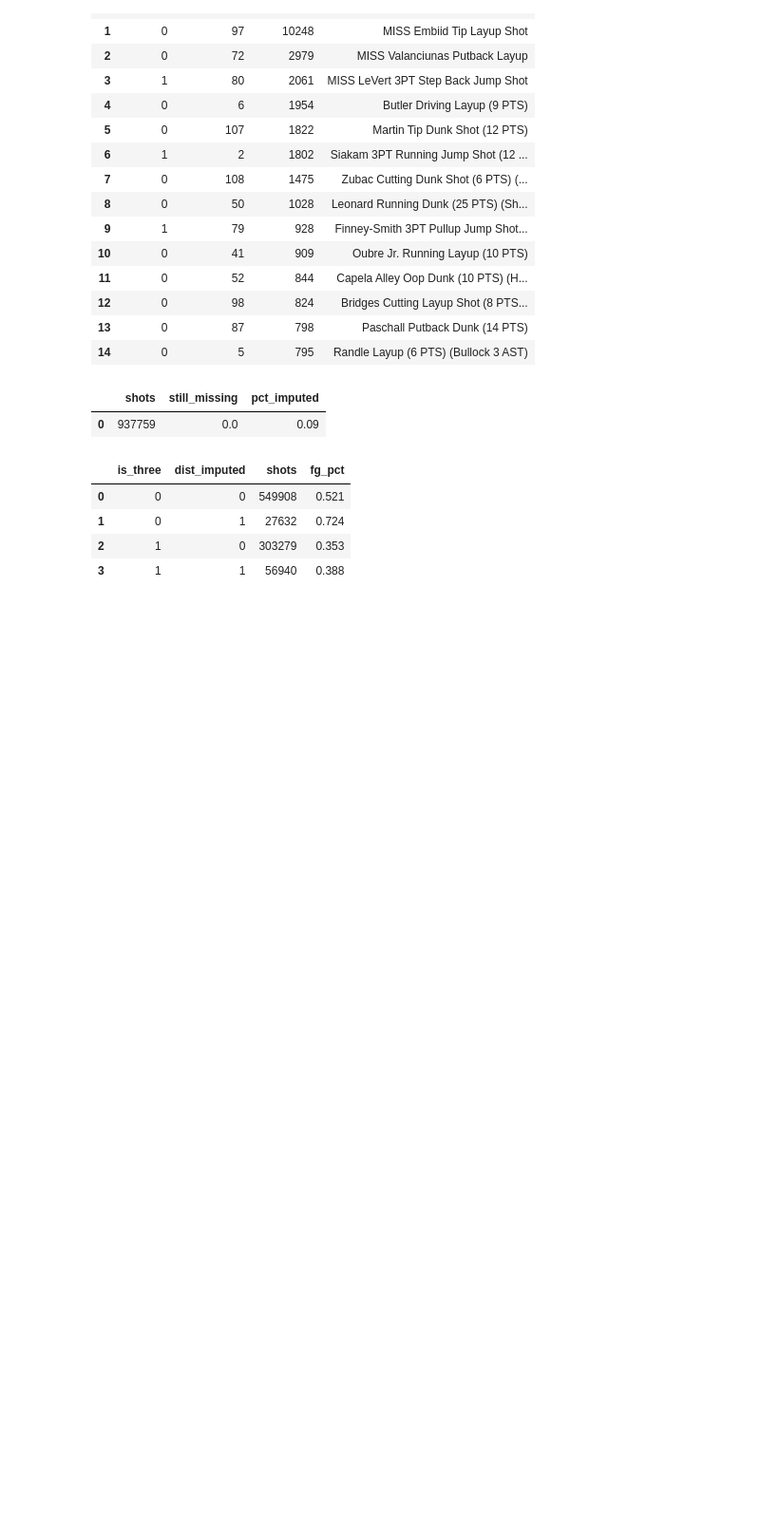
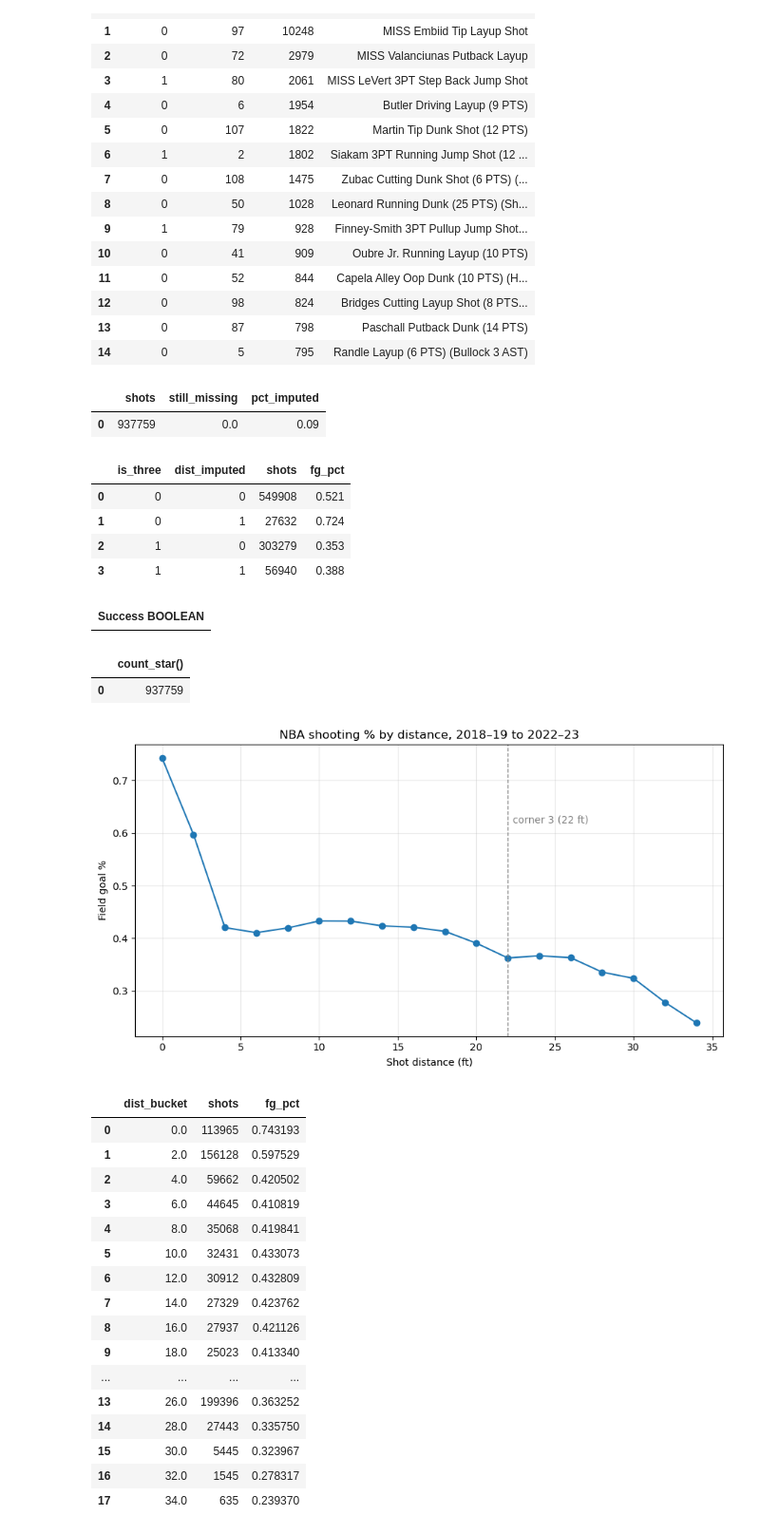
Before and after one commit to marcowarma/NBA-Shot-Quality, a Jupyter notebook: notebooks/01_explore.ipynb, the cells around one changed output. Shown at 95% size. Cells and saved outputs as stored; diff of their text form; code cells hidden in the pictures; blank space fills up the shorter version.

Commit message:
added plots for number of points per shot and percentage by distance

```diff
--- a/notebooks/01_explore.ipynb
+++ b/notebooks/01_explore.ipynb
@@ -280,3 +280,59 @@ ORDER BY is_three, dist_imputed
 | 1 | 0 | 1 | 27632 | 0.724 |
 | 2 | 1 | 0 | 303279 | 0.353 |
 | 3 | 1 | 1 | 56940 | 0.388 |
+# %%
+import duckdb
+con = duckdb.connect('../data/project.duckdb')
+con.sql("INSTALL sqlite; LOAD sqlite; ATTACH '../data/NBA.sqlite' AS nba (TYPE sqlite, READ_ONLY);")
+# %% [output]
+| Success BOOLEAN |
+# %%
+con.sql("SELECT COUNT(*) FROM shots_clean").df()
+# %% [output]
+|  | count_star() |
+| 0 | 937759 |
+# %%
+import matplotlib.pyplot as plt
+
+by_dist = con.sql("""
+SELECT FLOOR(dist / 2) * 2 AS dist_bucket,
+       COUNT(*)            AS shots,
+       AVG(made)           AS fg_pct
+FROM shots_clean
+WHERE dist <= 35
+GROUP BY dist_bucket
+ORDER BY dist_bucket
+""").df()
+
+fig, ax = plt.subplots(figsize=(9, 5))
+ax.plot(by_dist['dist_bucket'], by_dist['fg_pct'], marker='o')
+ax.axvline(22, linestyle='--', color='gray', linewidth=1)
+ax.text(22.3, 0.62, 'corner 3 (22 ft)', color='gray')
+ax.set_xlabel('Shot distance (ft)')
+ax.set_ylabel('Field goal %')
+ax.set_title('NBA shooting % by distance, 2018–19 to 2022–23')
+ax.grid(alpha=0.3)
+plt.tight_layout()
+plt.savefig('../figures/fg_pct_by_distance.png', dpi=200)
+plt.show()
+
+by_dist
+# %% [output]
+[figure, added]
+|  | dist_bucket | shots | fg_pct |
+| 0 | 0.0 | 113965 | 0.743193 |
+| 1 | 2.0 | 156128 | 0.597529 |
+| 2 | 4.0 | 59662 | 0.420502 |
+| 3 | 6.0 | 44645 | 0.410819 |
+| 4 | 8.0 | 35068 | 0.419841 |
+| 5 | 10.0 | 32431 | 0.433073 |
+| 6 | 12.0 | 30912 | 0.432809 |
+| 7 | 14.0 | 27329 | 0.423762 |
+| 8 | 16.0 | 27937 | 0.421126 |
+| 9 | 18.0 | 25023 | 0.413340 |
+| ... | ... | ... | ... |
+| 13 | 26.0 | 199396 | 0.363252 |
+| 14 | 28.0 | 27443 | 0.335750 |
+| 15 | 30.0 | 5445 | 0.323967 |
+| 16 | 32.0 | 1545 | 0.278317 |
+| 17 | 34.0 | 635 | 0.239370 |
```
Also changed, not shown: parts of 1 cell of this notebook, 4 other files.
